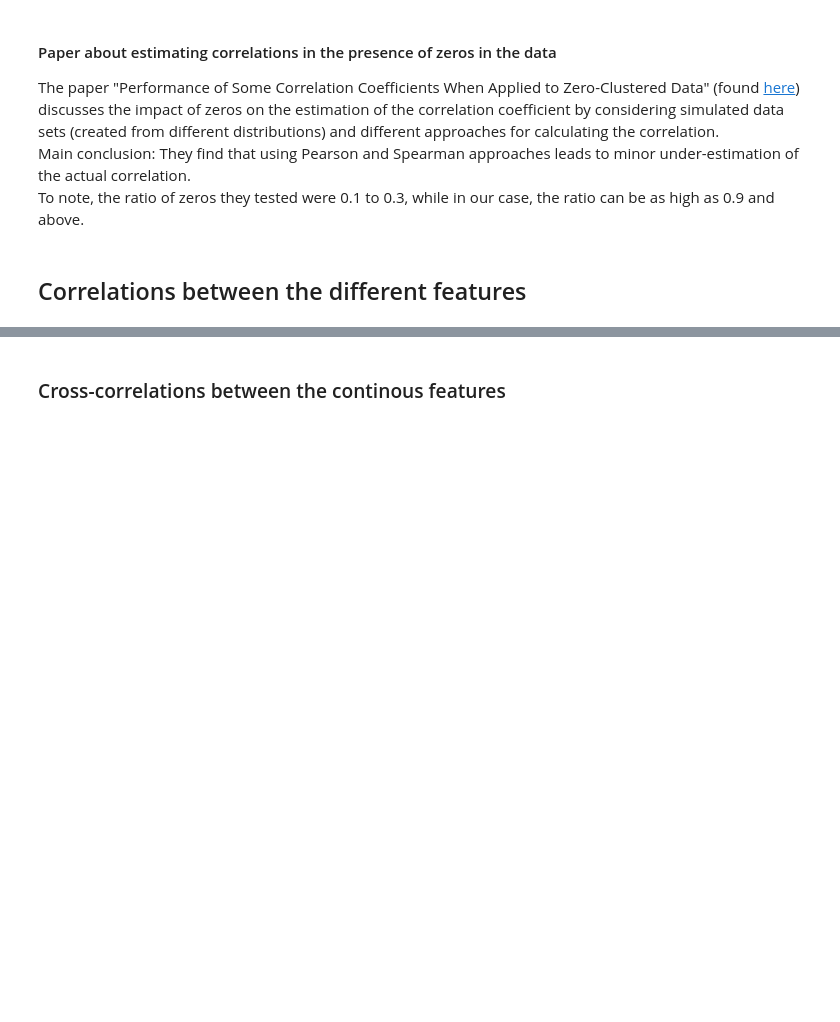
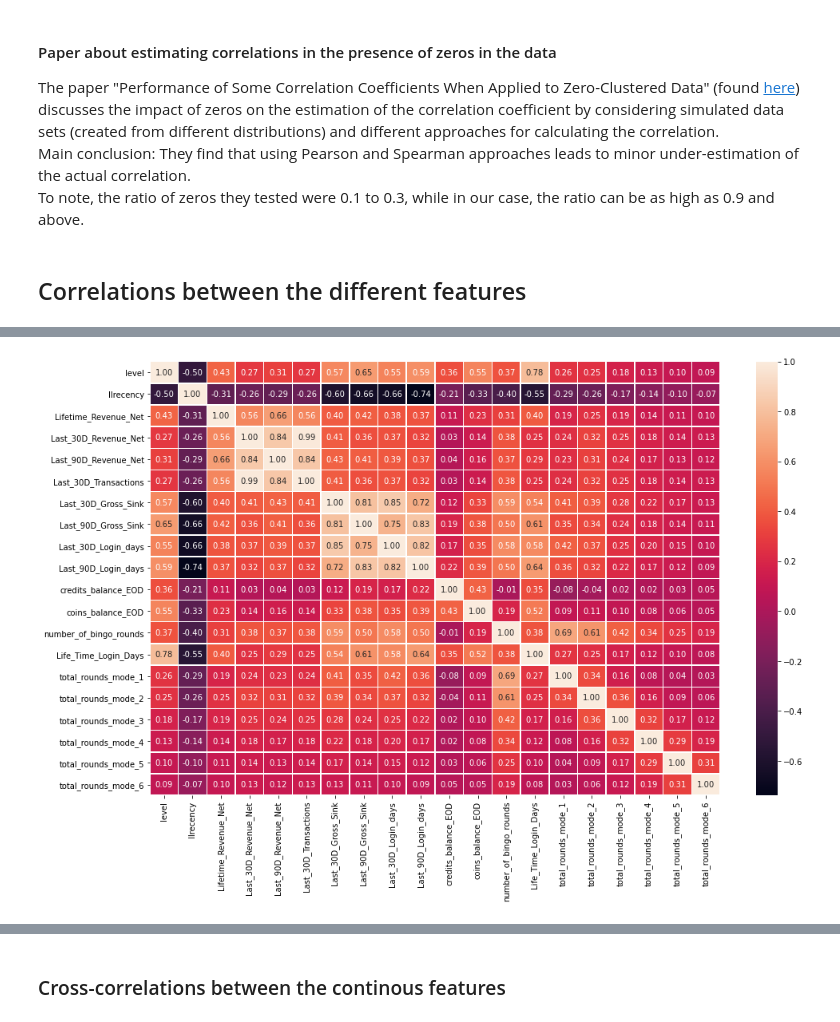
Before and after one commit to AlexanderLoebel/Homogeneity, a Jupyter notebook: Exploratory Data Analysis of the historical features - Part 2.ipynb, the cells around one changed output, grey strips where cells are left out. Saved outputs shown, nothing was run; the diff lists cells and outputs as text; code cells hidden in the pictures; blank space fills up the shorter version.

```diff
--- a/Exploratory Data Analysis of the historical features - Part 2.ipynb
+++ b/Exploratory Data Analysis of the historical features - Part 2.ipynb
@@ -484,14 +407,0 @@ normality
-# %%
-# Choosing which correlation test to run for which pair of inputs
-tests = {}
-for column_i in data_numerical:
-    tests.update({column_i: {}})
-    for column_j in data_numerical:
-        if columns_math_data_types[column_i] == 'Numerical':
-            if columns_math_data_types[column_j] == 'Numerical':
-                if normality[column_i] == 'normal' and normality [column_j] == 'normal':
-                    tests[column_i].update({column_j: 'Pearson'})
-                else:
-                    tests[column_i].update({column_j: 'Kendall'})
-
-tests
@@ -516,2 +407,0 @@ tests
-# %%
-correlations, p_values, correlations_zeros_dropped, p_values_zeros_dropped = calc_corr_and_significance(data_numerical, tests)
@@ -596,0 +566,11 @@ plt.show()
+# %%
+def plot_heat_map(data, xticklabels, yticklabels):
+
+    plt.figure(figsize = (16, 10))
+    sb.heatmap(data,
+               linewidths=.5,
+               xticklabels = xticklabels,
+               yticklabels = yticklabels,
+               annot=True,
+               fmt = ".2f")
+    plt.show()
@@ -596,0 +590,2 @@ plt.show()
+# %%
+results = calc_corr_and_significance(data_numerical, columns_math_data_types)
@@ -596,0 +631,4 @@ plt.show()
+# %%
+plot_heat_map(results['complete_data']['correlations'], numerical_columns, numerical_columns)
+# %% [output]
+[figure, added]
```
Also changed, not shown: parts of 56 cells of this notebook.
